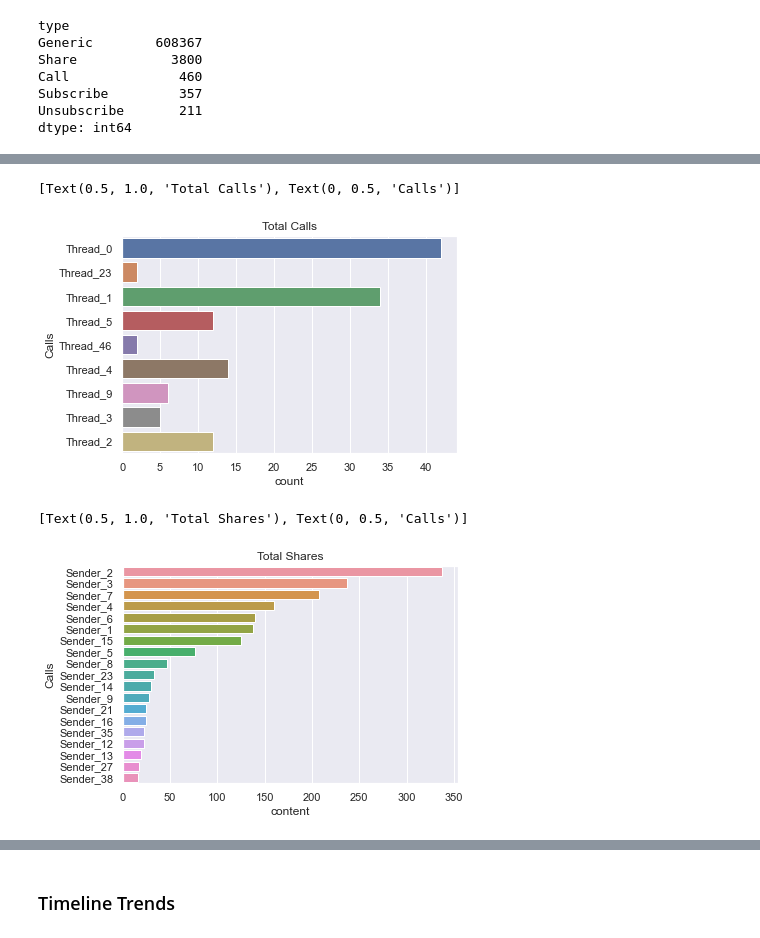
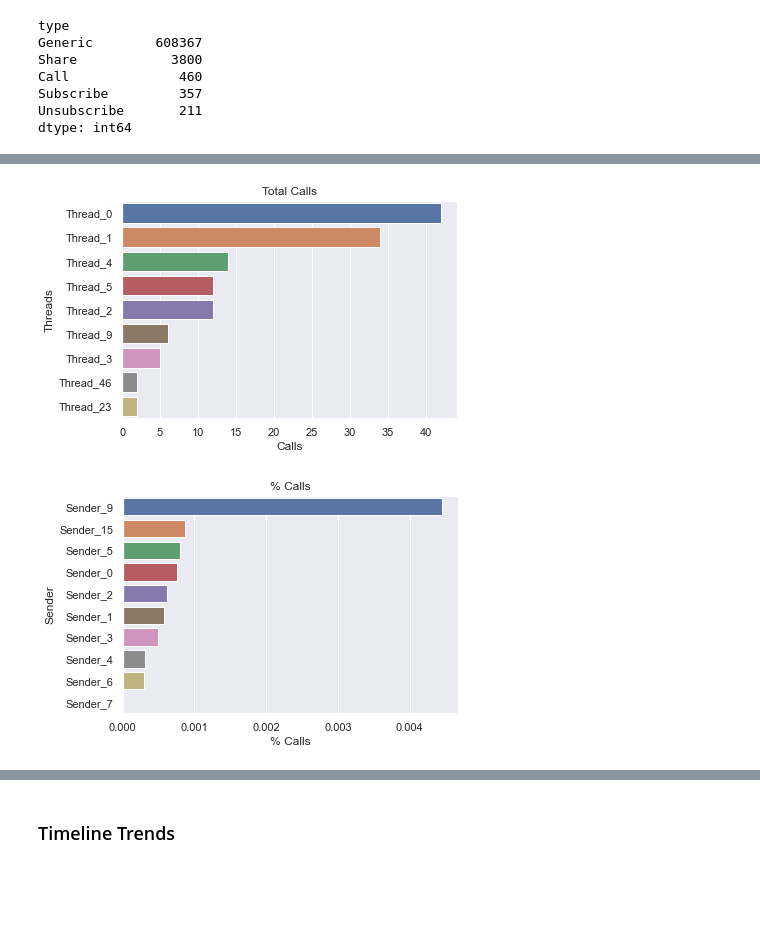
Before and after one commit to aliya-zee/facebook-analytics, a Jupyter notebook: Facebook Analytics.ipynb, the cells around one changed output, grey strips where cells are left out. Drawn from its saved outputs; the diff is of its cells as text; code cells hidden in the pictures; blank space fills up the shorter version.

```diff
--- a/Facebook Analytics.ipynb
+++ b/Facebook Analytics.ipynb
@@ -178,3 +164,16 @@ sns.set_theme()
+# %%
+import seaborn as sns
+from matplotlib import pyplot as plt
+
+%matplotlib inline
+sns.set_theme()
+
+# Setting up easy filters for later analysis
+top5_friends = data[~data['groupchat']].value_counts('sender_name').index.values[1:6] # Excludes myself
+top20_friends = data[~data['groupchat']].value_counts('sender_name').index.values[1:21] # Excludes myself
+top10_senders = data[~data['groupchat']].value_counts('sender_name').index.values[0:10] # Includes myself
+top20_threads = data.value_counts('participants').index.values[0:20]
+top50_threads = data.value_counts('participants').index.values[0:50]
 # %% [markdown]
 ### Content Types
 Content types separate standard ("Generic") messages from shares, calls, subscriptions (getting added or removed from a group).
@@ -208,18 +214,24 @@ g.set(title = 'Total Messages', ylabel = 'Messages')
 # %%
 graph_data = data.copy()[data['type'] == 'Call']
 graph_data = graph_data[graph_data['sender_name'].isin(top5_friends)]
+graph_data = graph_data.groupby('participants_code')['content'].count().sort_values(ascending = False).reset_index()
 
-g = sns.countplot(data = graph_data, y = 'participants_code')
-g.set(title = 'Total Calls', ylabel = 'Calls')
+g = sns.barplot(data = graph_data, y = 'participants_code', x = 'content')
+g = g.set(title = 'Total Calls', ylabel = 'Threads', xlabel = 'Calls')
 # %% [output]
-[Text(0.5, 1.0, 'Total Calls'), Text(0, 0.5, 'Calls')]
-[figure, old version]
+[figure, new version]
 # %%
-graph_data = data.copy()[data['type'] == 'Share']
-graph_data = graph_data.groupby(['sender_name_code'])['content'].count().sort_values(ascending = False).reset_index()[1:20]
+graph_data = data.copy()#[data['type'] == 'Share']
+graph_data = graph_data[graph_data['sender_name'].isin(top10_senders)]
+graph_data = graph_data.groupby(['sender_name_code', 'type'])['content'].count().reset_index()
 
-g = sns.barplot(data = graph_data, y = 'sender_name_code', x = 'content')
-g.set(title = 'Total Shares', ylabel = 'Calls')
+graph_data = pd.pivot_table(graph_data, values='content', index=['sender_name_code'],
+                            columns=['type'], aggfunc=np.sum).fillna(0)
+
+graph_data['total'] = graph_data.sum(axis = 1)
+graph_data['% Calls'] = graph_data['Call'] / graph_data['total']
+
+g = sns.barplot(data = graph_data.sort_values(by = '% Calls', ascending = False).reset_index()[0:10], y = 'sender_name_code', x = '% Calls')
+g = g.set(title = '% Calls', ylabel = 'Sender')
 # %% [output]
-[Text(0.5, 1.0, 'Total Shares'), Text(0, 0.5, 'Calls')]
-[figure, old version]
+[figure, new version]
```
Also changed, not shown: parts of 33 cells of this notebook.
